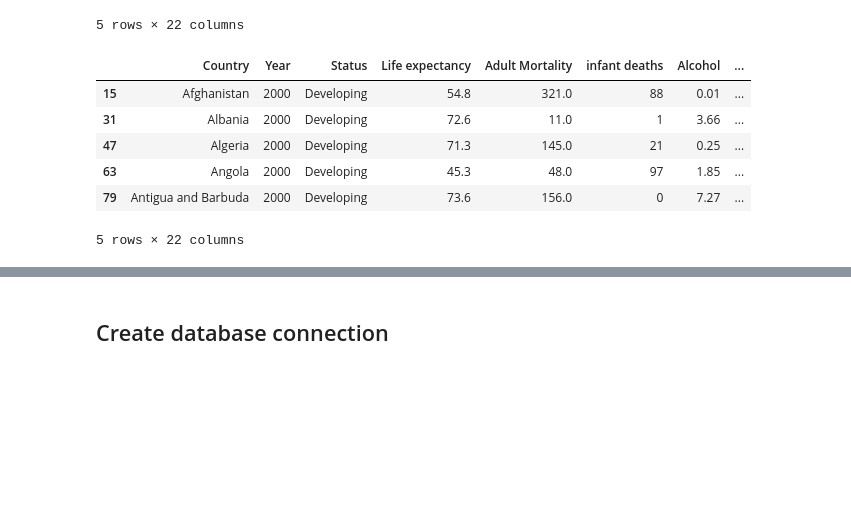
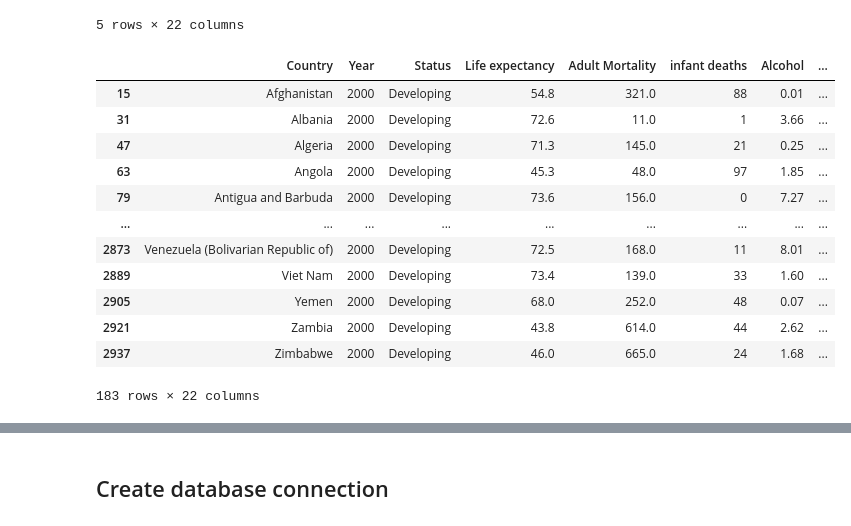
Before and after one commit to tombabjak/ETL_Project, a Jupyter notebook: le.ipynb, the cells around one changed output, grey strips where cells are left out. Drawn from its saved outputs; the diff is of its cells as text; code cells hidden in the pictures; blank space fills up the shorter version.

```diff
--- a/le.ipynb
+++ b/le.ipynb
@@ -108,15 +121,21 @@ life_2000.head()
 # %%
 #Show years only in 2000
 life_2000 = life_2000.loc[life_2000['Year']==2000]
-life_2000.head()
+life_2000
 # %% [output]
 |  | Country | Year | Status | Life expectancy | Adult Mortality | infant deaths | Alcohol | ... |
 | 15 | Afghanistan | 2000 | Developing | 54.8 | 321.0 | 88 | 0.01 | ... |
 | 31 | Albania | 2000 | Developing | 72.6 | 11.0 | 1 | 3.66 | ... |
 | 47 | Algeria | 2000 | Developing | 71.3 | 145.0 | 21 | 0.25 | ... |
 | 63 | Angola | 2000 | Developing | 45.3 | 48.0 | 97 | 1.85 | ... |
 | 79 | Antigua and Barbuda | 2000 | Developing | 73.6 | 156.0 | 0 | 7.27 | ... |
+| ... | ... | ... | ... | ... | ... | ... | ... | ... |
+| 2873 | Venezuela (Bolivarian Republic of) | 2000 | Developing | 72.5 | 168.0 | 11 | 8.01 | ... |
+| 2889 | Viet Nam | 2000 | Developing | 73.4 | 139.0 | 33 | 1.60 | ... |
+| 2905 | Yemen | 2000 | Developing | 68.0 | 252.0 | 48 | 0.07 | ... |
+| 2921 | Zambia | 2000 | Developing | 43.8 | 614.0 | 44 | 2.62 | ... |
+| 2937 | Zimbabwe | 2000 | Developing | 46.0 | 665.0 | 24 | 1.68 | ... |
-5 rows × 22 columns
+183 rows × 22 columns
 # %%
 # Rename life expectancy column
 life_2000 = life_2000.rename(columns={"Life expectancy ":"life_expectancy", "Country":"country","Status":"status"})
```
Also changed, not shown: parts of 6 cells of this notebook.
